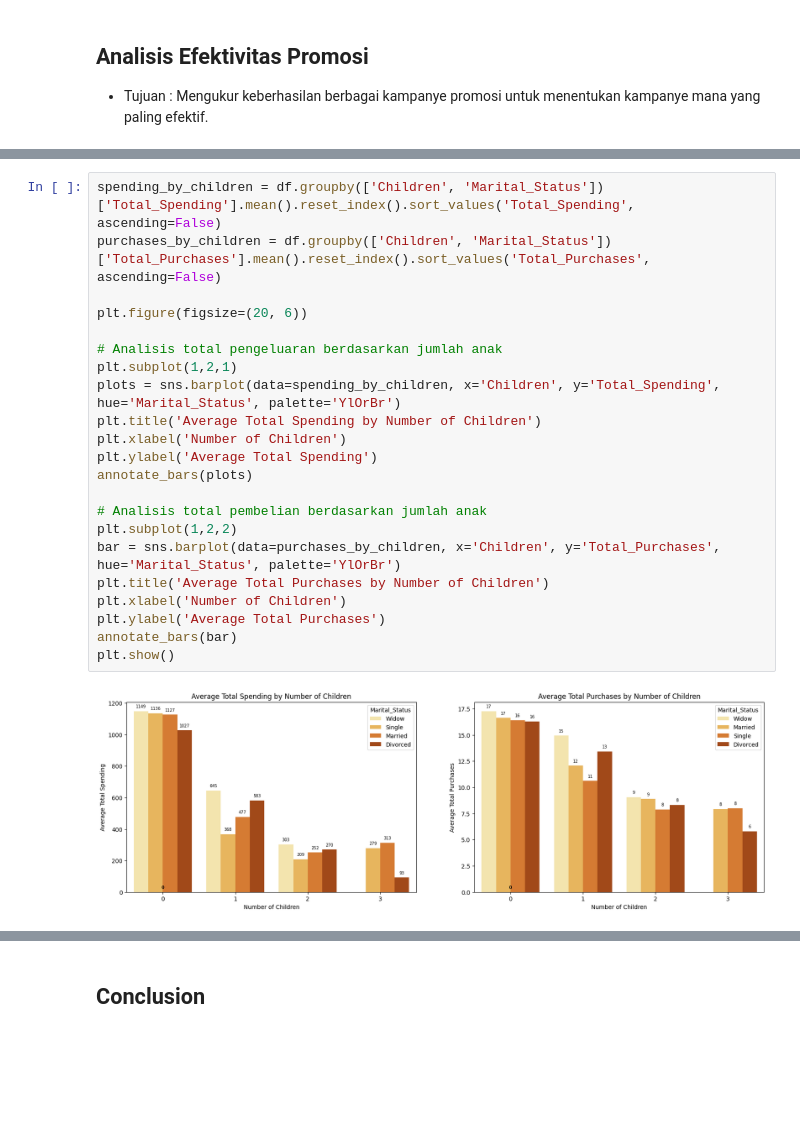
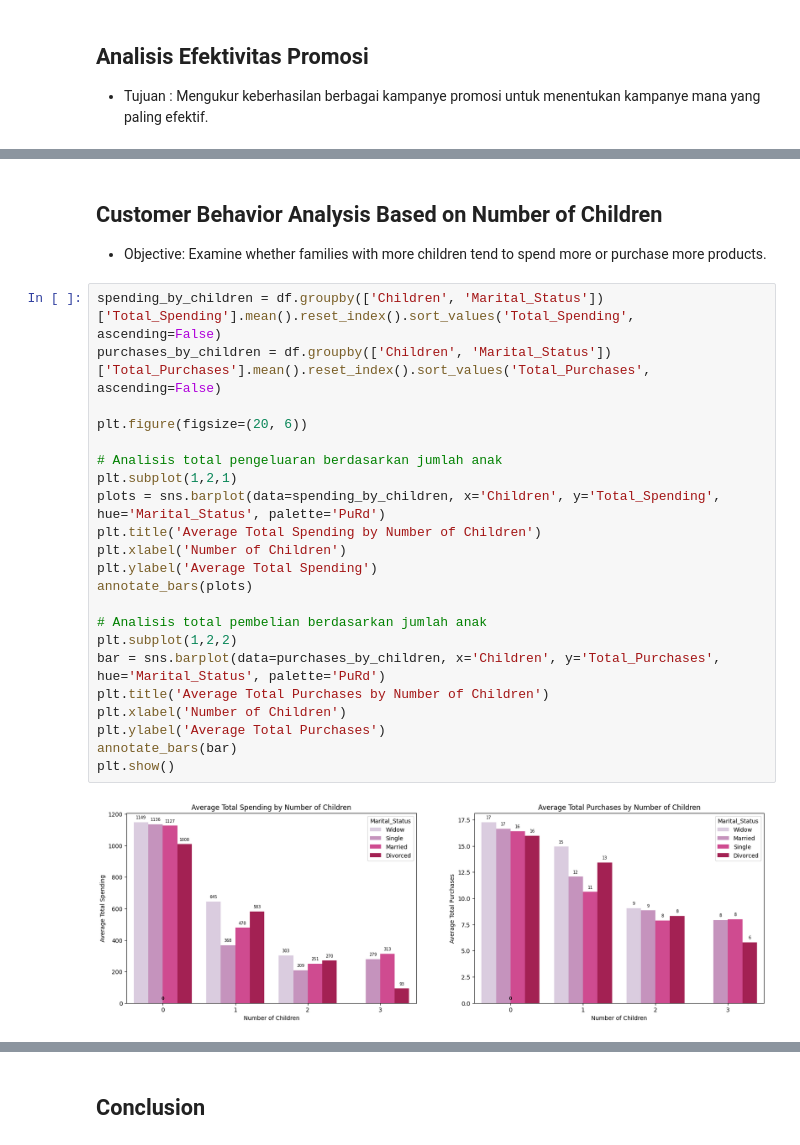
Before and after one commit to naufaya/Supermarket_Analysis, a Jupyter notebook: Data Analysis (Supermarket).ipynb, the cells around one changed output, grey strips where cells are left out. Drawn from its saved outputs; the diff is of its cells as text; blank space fills up the shorter version.

```diff
--- a/Data Analysis (Supermarket).ipynb
+++ b/Data Analysis (Supermarket).ipynb
@@ -244,24 +277,27 @@ dtype: int64
+# %% [markdown]
+## **Customer Behavior Analysis Based on Number of Children**
+- Objective: Examine whether families with more children tend to spend more or purchase more products.
 # %%
 spending_by_children = df.groupby(['Children', 'Marital_Status'])['Total_Spending'].mean().reset_index().sort_values('Total_Spending', ascending=False)
 purchases_by_children = df.groupby(['Children', 'Marital_Status'])['Total_Purchases'].mean().reset_index().sort_values('Total_Purchases', ascending=False)
 
 plt.figure(figsize=(20, 6))
 
 # Analisis total pengeluaran berdasarkan jumlah anak
 plt.subplot(1,2,1)
-plots = sns.barplot(data=spending_by_children, x='Children', y='Total_Spending', hue='Marital_Status', palette='YlOrBr')
+plots = sns.barplot(data=spending_by_children, x='Children', y='Total_Spending', hue='Marital_Status', palette='PuRd')
 plt.title('Average Total Spending by Number of Children')
 plt.xlabel('Number of Children')
 plt.ylabel('Average Total Spending')
 annotate_bars(plots)
 
 # Analisis total pembelian berdasarkan jumlah anak
 plt.subplot(1,2,2)
-bar = sns.barplot(data=purchases_by_children, x='Children', y='Total_Purchases', hue='Marital_Status', palette='YlOrBr')
+bar = sns.barplot(data=purchases_by_children, x='Children', y='Total_Purchases', hue='Marital_Status', palette='PuRd')
 plt.title('Average Total Purchases by Number of Children')
 plt.xlabel('Number of Children')
 plt.ylabel('Average Total Purchases')
 annotate_bars(bar)
 plt.show()
 # %% [output]
-[figure, old version]
+[figure, new version]
```
Also changed, not shown: parts of 48 cells of this notebook.
